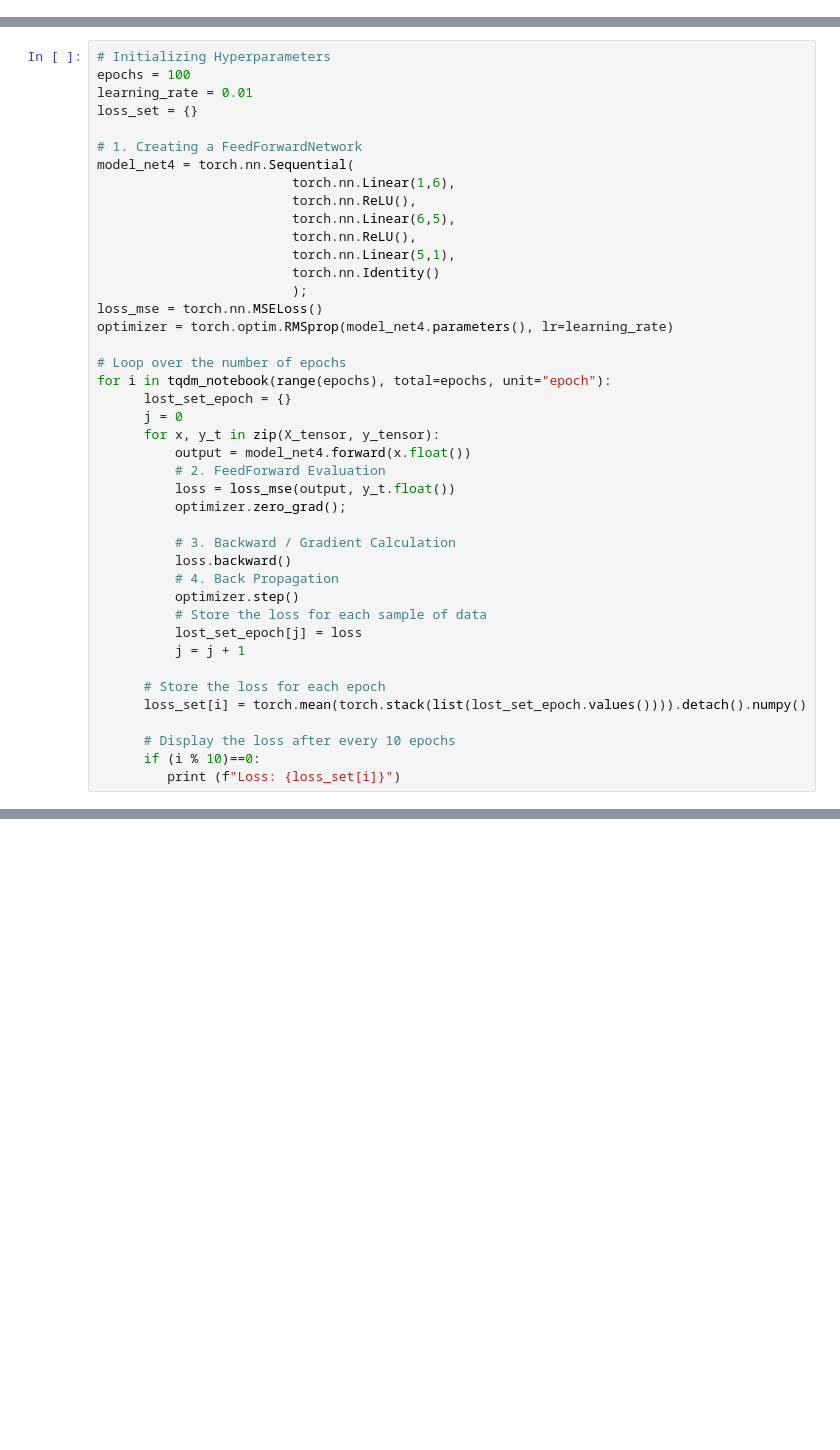
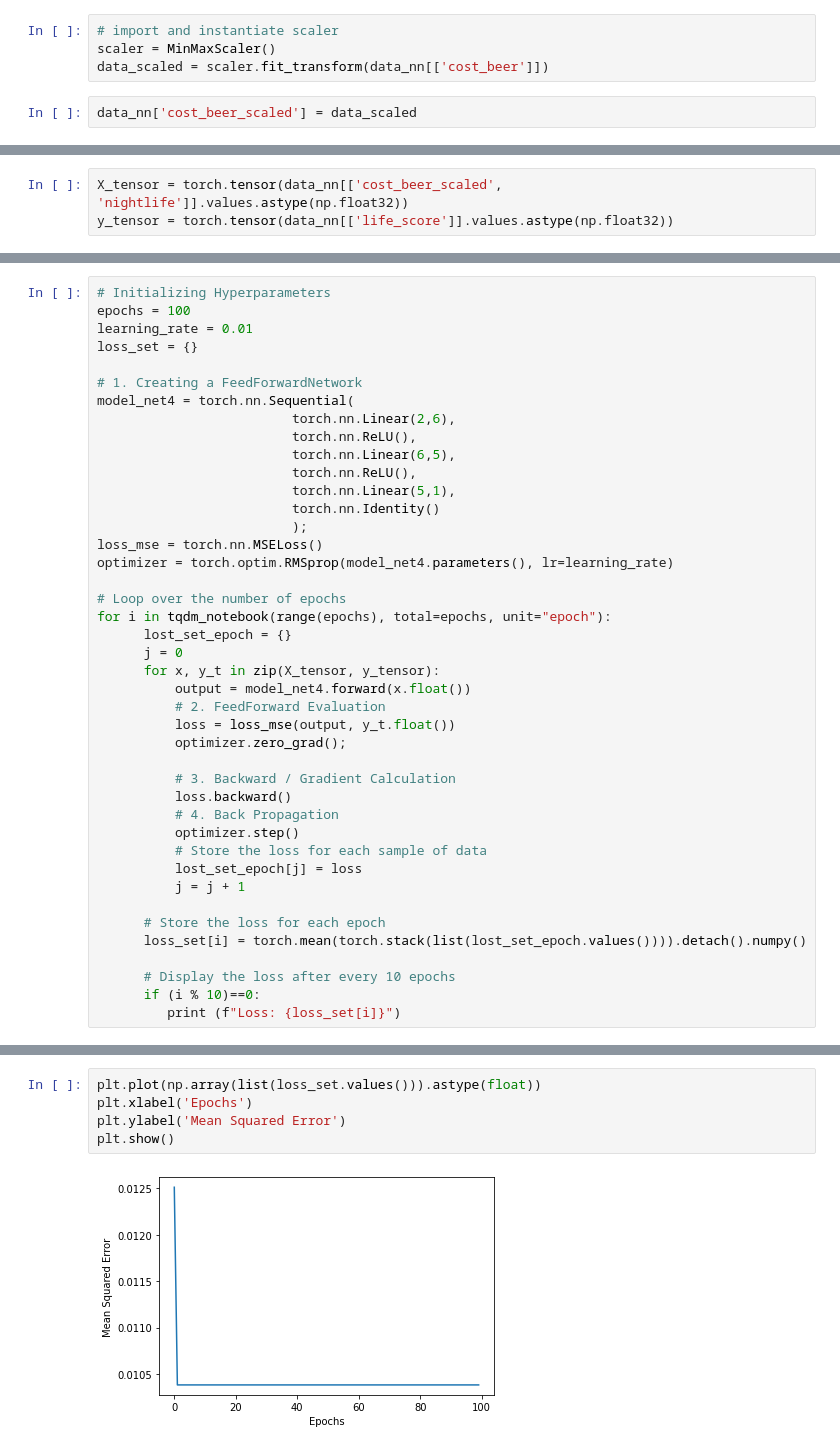
Before and after one commit to Only-Mike/DeepLearning-and-AI, a Jupyter notebook: GroupAssignment1.ipynb, the cells around one changed output, grey strips where cells are left out. Cells and saved outputs as stored; diff of their text form; blank space fills up the shorter version.

```diff
--- a/GroupAssignment1.ipynb
+++ b/GroupAssignment1.ipynb
@@ -2,0 +43,6 @@
+# %%
+# import and instantiate scaler
+scaler = MinMaxScaler()
+data_scaled = scaler.fit_transform(data_nn[['cost_beer']])
+# %%
+data_nn['cost_beer_scaled'] = data_scaled
@@ -2,0 +71,3 @@
+# %%
+X_tensor = torch.tensor(data_nn[['cost_beer_scaled', 'nightlife']].values.astype(np.float32))
+y_tensor = torch.tensor(data_nn[['life_score']].values.astype(np.float32))
@@ -8,7 +105,7 @@ loss_set = {}
 
 # 1. Creating a FeedForwardNetwork
 model_net4 = torch.nn.Sequential(
-                         torch.nn.Linear(1,6),
+                         torch.nn.Linear(2,6),
                          torch.nn.ReLU(),
                          torch.nn.Linear(6,5),
                          torch.nn.ReLU(),
@@ -44,0 +155,7 @@ for i in tqdm_notebook(range(epochs), total=epochs, unit="epoch"):
+# %%
+plt.plot(np.array(list(loss_set.values())).astype(float))
+plt.xlabel('Epochs')
+plt.ylabel('Mean Squared Error')
+plt.show()
+# %% [output]
+[figure, added]
```
Also changed, not shown: parts of 16 cells of this notebook.
